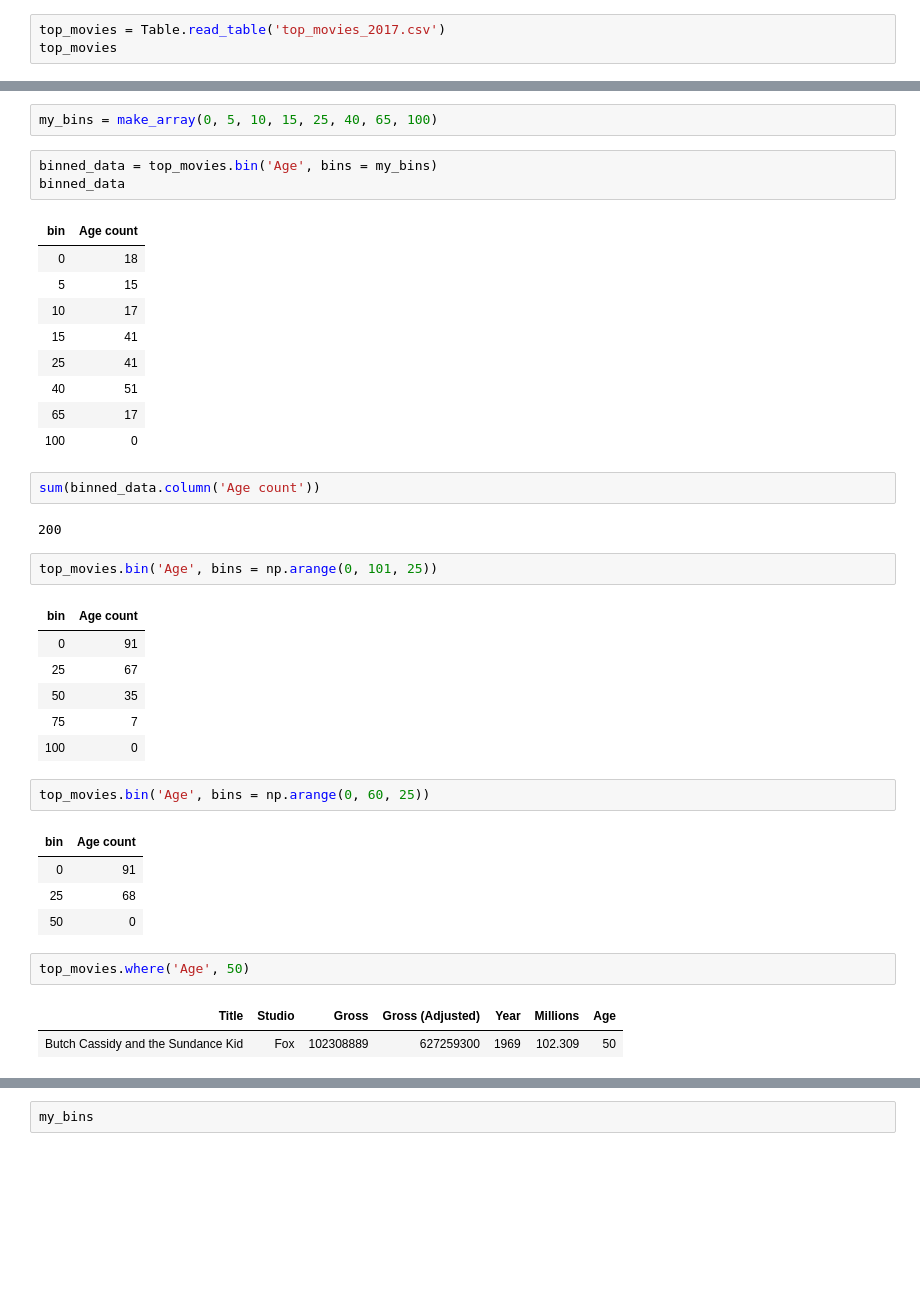
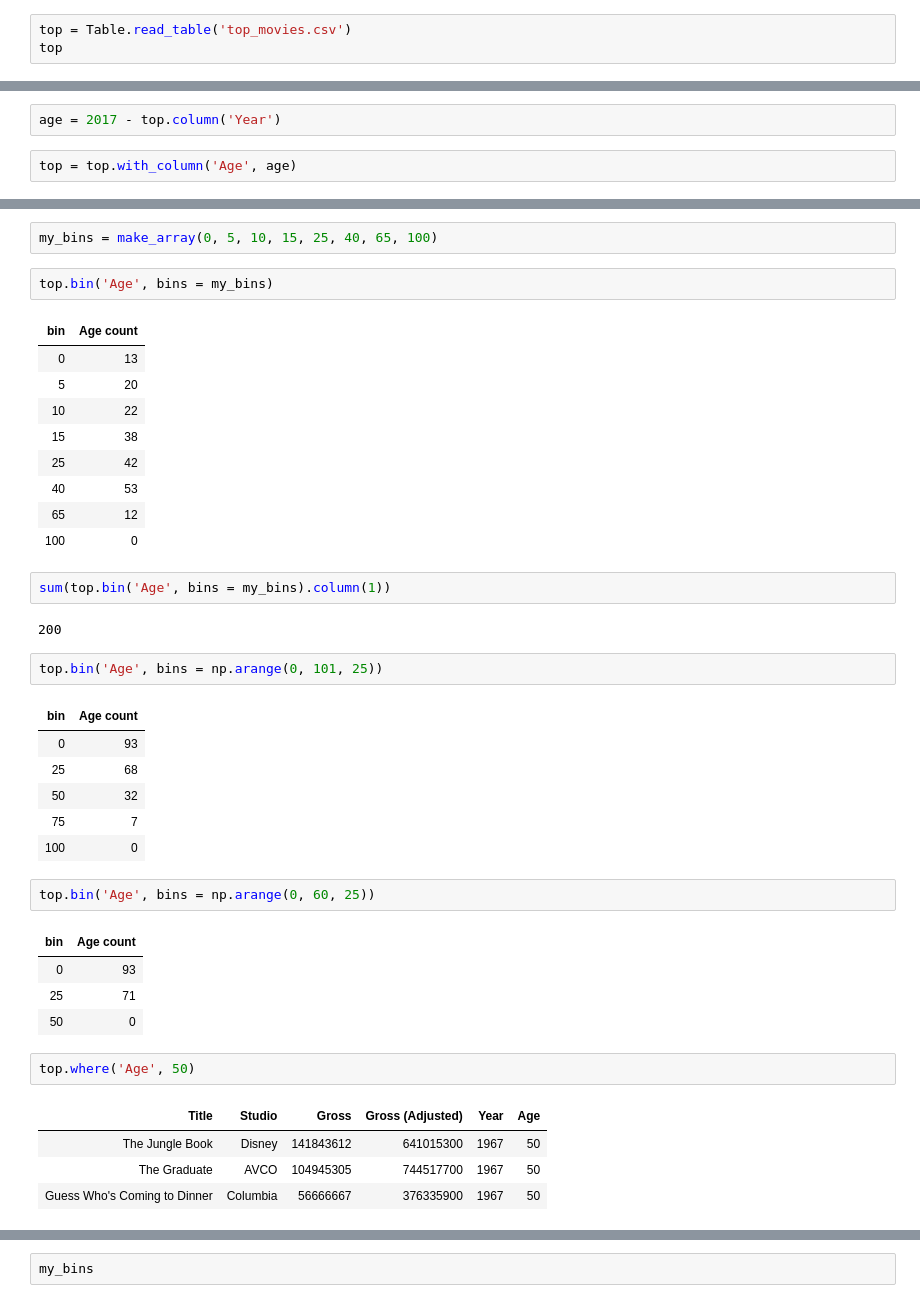
Before and after one commit to zach-guo/2023-DS-College-Advanatge, a Jupyter notebook: lec notebooks/lec08.ipynb, the cells around one changed output, grey strips where cells are left out. Drawn from its saved outputs; the diff is of its cells as text; blank space fills up the shorter version.

```diff
--- a/lec notebooks/lec08.ipynb
+++ b/lec notebooks/lec08.ipynb
@@ -15,5 +39,5 @@ plots.rcParams["patch.force_edgecolor"] = True
 # %%
-top_movies = Table.read_table('top_movies_2017.csv')
-top_movies
+top = Table.read_table('top_movies.csv')
+top
 # %% [output]
 | Title | Studio | Gross | Gross (Adjusted) | Year |
@@ -108,0 +55,4 @@ min(ages), max(ages)
+# %%
+age = 2017 - top.column('Year')
+# %%
+top = top.with_column('Age', age)
@@ -109,41 +78,42 @@ min(ages), max(ages)
 # %%
 my_bins = make_array(0, 5, 10, 15, 25, 40, 65, 100)
 # %%
-binned_data = top_movies.bin('Age', bins = my_bins)
-binned_data
+top.bin('Age', bins = my_bins)
 # %% [output]
 | bin | Age count |
-| 0 | 18 |
-| 5 | 15 |
-| 10 | 17 |
-| 15 | 41 |
-| 25 | 41 |
-| 40 | 51 |
-| 65 | 17 |
+| 0 | 13 |
+| 5 | 20 |
+| 10 | 22 |
+| 15 | 38 |
+| 25 | 42 |
+| 40 | 53 |
+| 65 | 12 |
 | 100 | 0 |
-# %%
-sum(binned_data.column('Age count'))
-# %% [output]
-200
+# %%
+sum(top.bin('Age', bins = my_bins).column(1))
+# %% [output]
+200
 # %%
-top_movies.bin('Age', bins = np.arange(0, 101, 25))
+top.bin('Age', bins = np.arange(0, 101, 25))
 # %% [output]
 | bin | Age count |
-| 0 | 91 |
-| 25 | 67 |
-| 50 | 35 |
+| 0 | 93 |
+| 25 | 68 |
+| 50 | 32 |
 | 75 | 7 |
 | 100 | 0 |
 # %%
-top_movies.bin('Age', bins = np.arange(0, 60, 25))
+top.bin('Age', bins = np.arange(0, 60, 25))
 # %% [output]
 | bin | Age count |
-| 0 | 91 |
-| 25 | 68 |
+| 0 | 93 |
+| 25 | 71 |
 | 50 | 0 |
 # %%
-top_movies.where('Age', 50)
+top.where('Age', 50)
 # %% [output]
-| Title | Studio | Gross | Gross (Adjusted) | Year | Millions | Age |
-| Butch Cassidy and the Sundance Kid | Fox | 102308889 | 627259300 | 1969 | 102.309 | 50 |
+| Title | Studio | Gross | Gross (Adjusted) | Year | Age |
+| The Jungle Book | Disney | 141843612 | 641015300 | 1967 | 50 |
+| The Graduate | AVCO | 104945305 | 744517700 | 1967 | 50 |
+| Guess Who's Coming to Dinner | Columbia | 56666667 | 376335900 | 1967 | 50 |
 # %% [markdown]
```
Also changed, not shown: parts of 70 cells of this notebook.
